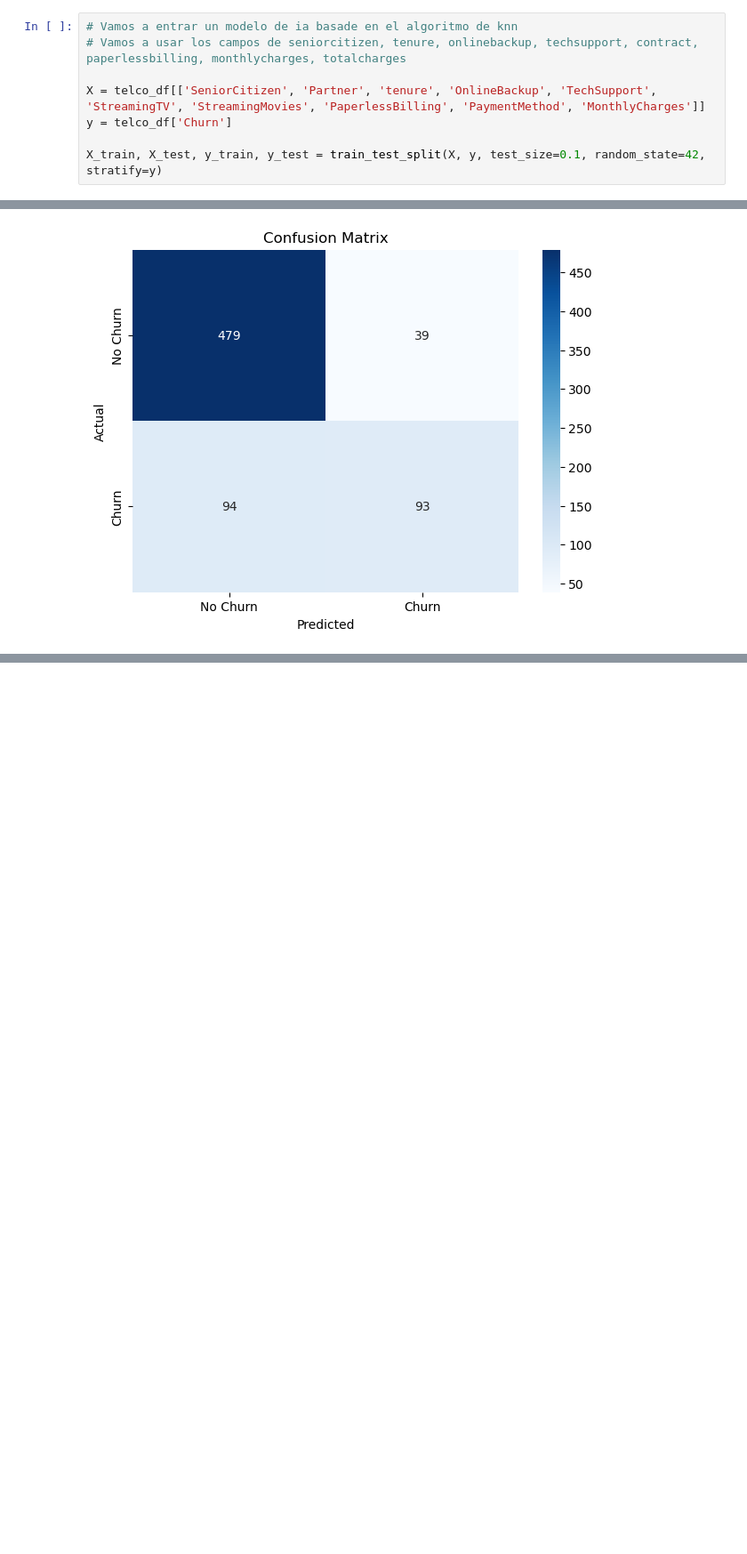
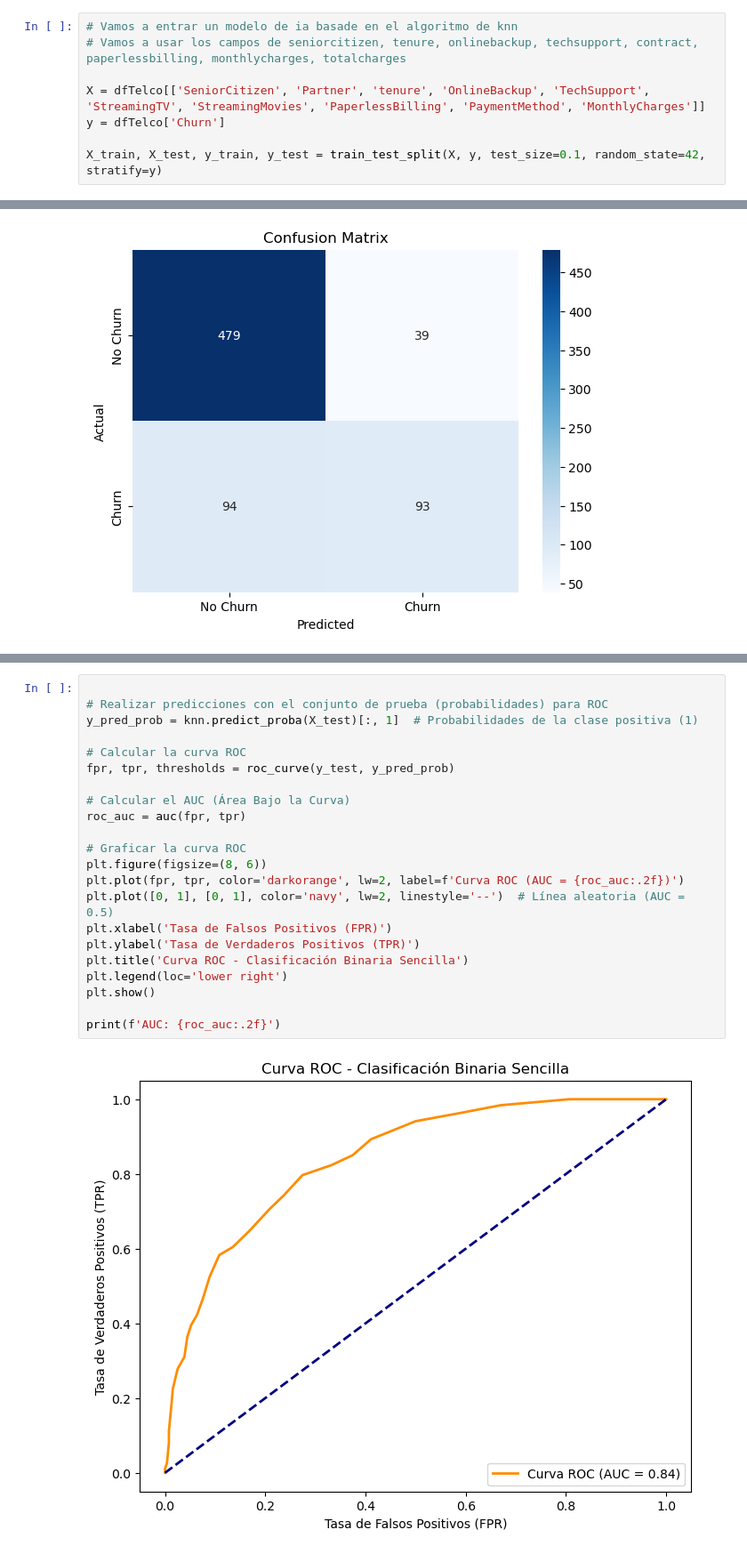
Before and after one commit to SantiFdezz/bike-sharing-ml, a Jupyter notebook: KNN.ipynb, the cells around one changed output, grey strips where cells are left out. Shown at 89% size. Drawn from its saved outputs; the diff is of its cells as text; blank space fills up the shorter version.

```diff
--- a/KNN.ipynb
+++ b/KNN.ipynb
@@ -111,7 +130,7 @@ plt.show()
 # Vamos a entrar un modelo de ia basade en el algoritmo de knn
 # Vamos a usar los campos de seniorcitizen, tenure, onlinebackup, techsupport, contract, paperlessbilling, monthlycharges, totalcharges
 
-X = telco_df[['SeniorCitizen', 'Partner', 'tenure', 'OnlineBackup', 'TechSupport', 'StreamingTV', 'StreamingMovies', 'PaperlessBilling', 'PaymentMethod', 'MonthlyCharges']]
-y = telco_df['Churn']
+X = dfTelco[['SeniorCitizen', 'Partner', 'tenure', 'OnlineBackup', 'TechSupport', 'StreamingTV', 'StreamingMovies', 'PaperlessBilling', 'PaymentMethod', 'MonthlyCharges']]
+y = dfTelco['Churn']
 
 X_train, X_test, y_train, y_test = train_test_split(X, y, test_size=0.1, random_state=42, stratify=y)
@@ -252,0 +360,24 @@ plt.show()
+# %%
+
+# Realizar predicciones con el conjunto de prueba (probabilidades) para ROC
+y_pred_prob = knn.predict_proba(X_test)[:, 1]  # Probabilidades de la clase positiva (1)
+
+# Calcular la curva ROC
+fpr, tpr, thresholds = roc_curve(y_test, y_pred_prob)
+
+# Calcular el AUC (Área Bajo la Curva)
+roc_auc = auc(fpr, tpr)
+
+# Graficar la curva ROC
+plt.figure(figsize=(8, 6))
+plt.plot(fpr, tpr, color='darkorange', lw=2, label=f'Curva ROC (AUC = {roc_auc:.2f})')
+plt.plot([0, 1], [0, 1], color='navy', lw=2, linestyle='--')  # Línea aleatoria (AUC = 0.5)
+plt.xlabel('Tasa de Falsos Positivos (FPR)')
+plt.ylabel('Tasa de Verdaderos Positivos (TPR)')
+plt.title('Curva ROC - Clasificación Binaria Sencilla')
+plt.legend(loc='lower right')
+plt.show()
+
+print(f'AUC: {roc_auc:.2f}')
+# %% [output]
+[figure, added]
```
Also changed, not shown: parts of 12 cells of this notebook.
